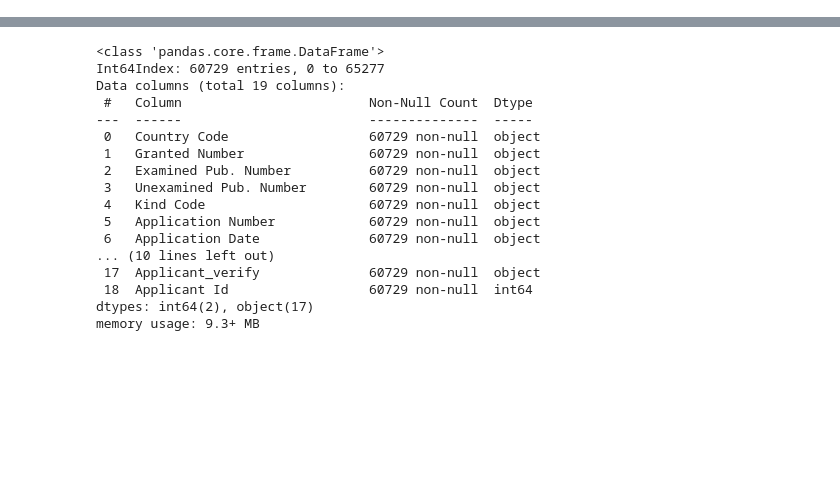
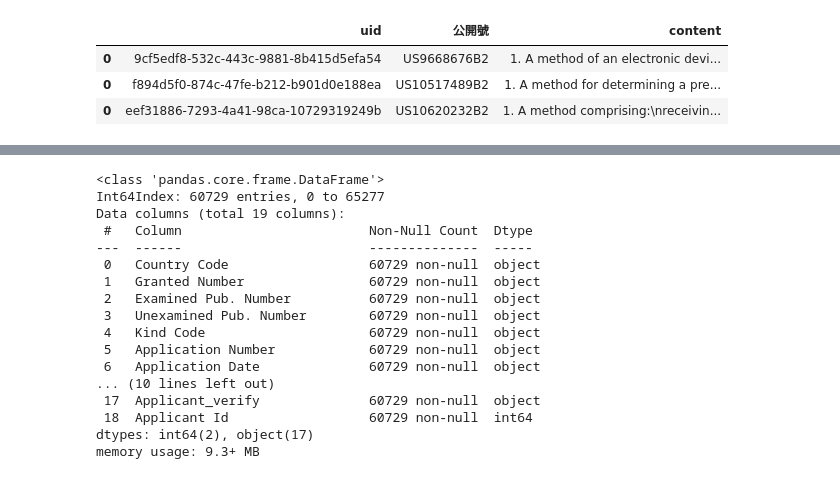
Before and after one commit to YENSTDi/project-nlp-patent-similarity, a Jupyter notebook: Task1.ipynb, the cells around one changed output, grey strips where cells are left out. Saved outputs shown, nothing was run; the diff lists cells and outputs as text; code cells hidden in the pictures; blank space fills up the shorter version.

```diff
--- a/Task1.ipynb
+++ b/Task1.ipynb
@@ -0,0 +1,38 @@
+# %%
+from bs4 import BeautifulSoup
+import pandas as pd
+
+apple_file = "./data-2/apple/Apple_Full text.XML"
+
+with open(apple_file, 'r') as f:
+    data = f.read()
+
+soup = BeautifulSoup(data, "html.parser")
+apple_case = soup.findAll("doc")
+result = []
+for i in apple_case:
+    uid = i.find("uuid").text
+    content1 = i.find("str", {"name": "權利要求"})
+    content2 = i.find("str", {"name": "說明書"})
+    content3 = i.find("str", {"name": "公開(公告)號"})
+
+    content1 = content1.text if content1 is not None else ""
+    content2 = content2.text if content2 is not None else ""
+    content3 = content3.text if content3 is not None else ""
+
+    tmp_df = pd.DataFrame({
+        "uid": [uid],
+        "公開號": [content3],
+        "content": [content1+" "+content2]
+    })
+    result.append(tmp_df)
+
+result = pd.concat(result)
+# result.to_excel(self.apple_data, index=False)
+# %%
+result.head(3)
+# %% [output]
+|  | uid | 公開號 | content |
+| 0 | 9cf5edf8-532c-443c-9881-8b415d5efa54 | US9668676B2 | 1. A method of an electronic devi... |
+| 0 | f894d5f0-874c-47fe-b212-b901d0e188ea | US10517489B2 | 1. A method for determining a pre... |
+| 0 | eef31886-7293-4a41-98ca-10729319249b | US10620232B2 | 1. A method comprising:\nreceivin... |
```
Also changed, not shown: parts of 26 cells of this notebook, 4 other files.
